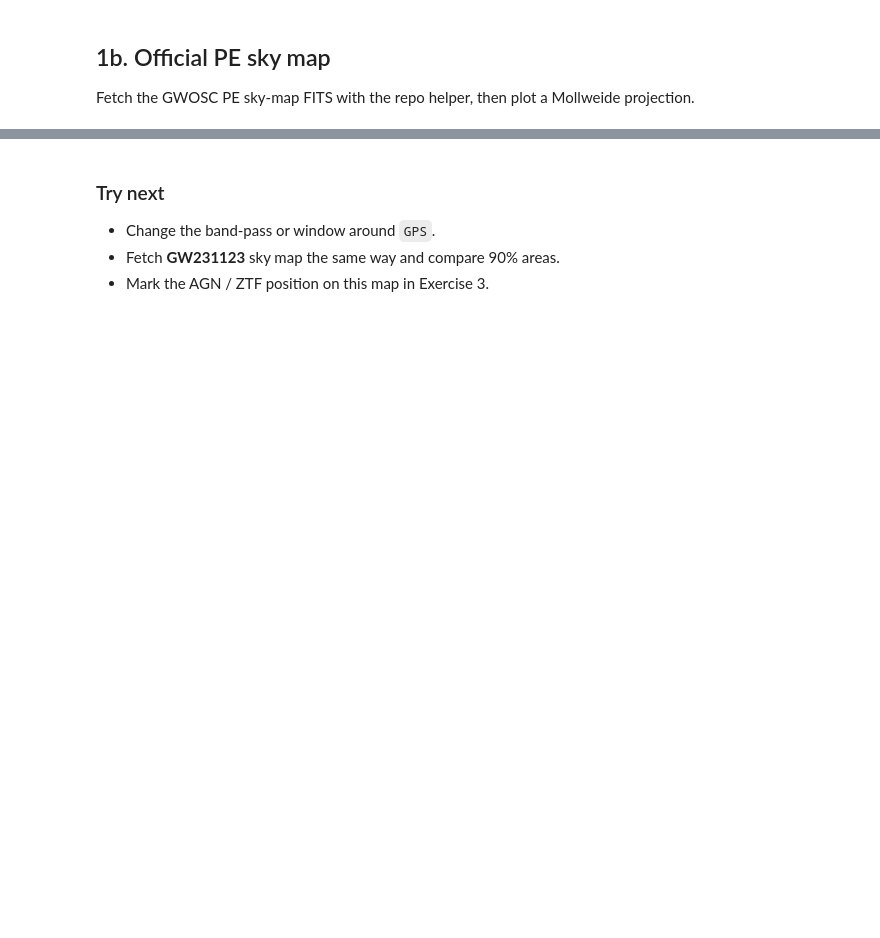
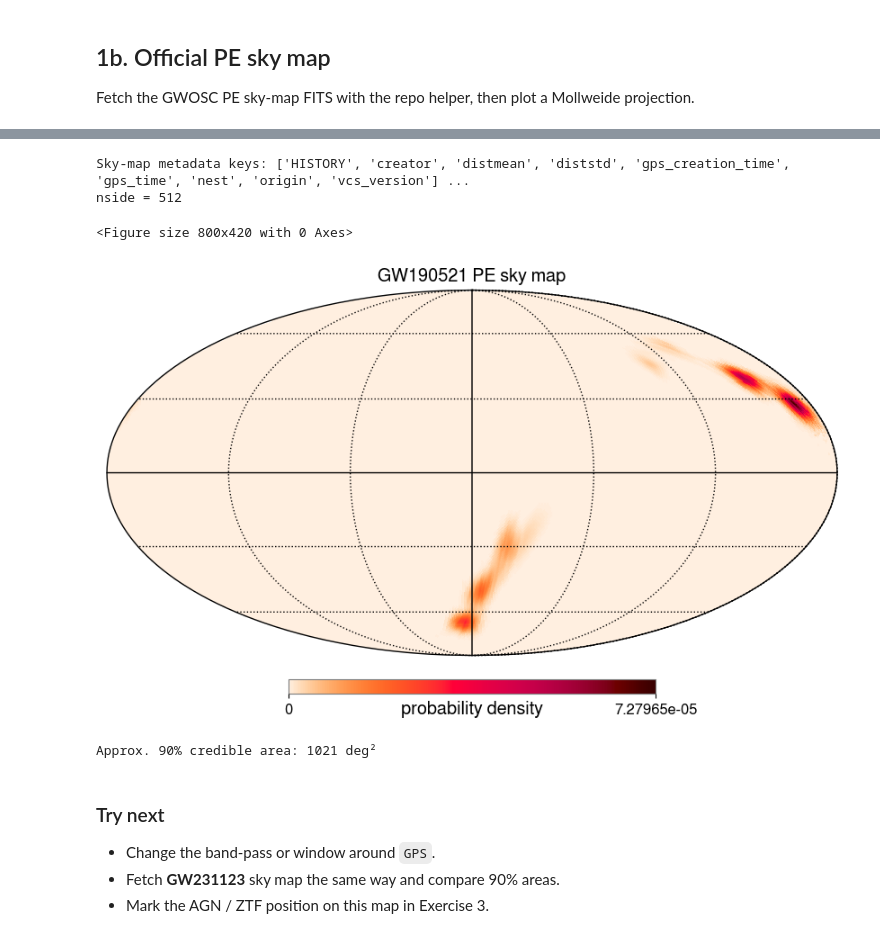
Before and after one commit to AstroSuro/EAGW2026, a Jupyter notebook: notebooks/exercises/01_fetch_plot_gw.ipynb, the cells around one changed output, grey strips where cells are left out. Saved outputs shown, nothing was run; the diff lists cells and outputs as text; code cells hidden in the pictures; blank space fills up the shorter version.

```diff
--- a/notebooks/exercises/01_fetch_plot_gw.ipynb
+++ b/notebooks/exercises/01_fetch_plot_gw.ipynb
@@ -70,29 +112,34 @@ assert skymap_path.exists(), "Sky map missing — check network / GWOSC"
 # %%
 import healpy as hp
 import ligo.skymap.plot  # registers the "cylon" colormap
 from ligo.skymap.io import read_sky_map
 from ligo.skymap.postprocess import find_greedy_credible_levels
 
 prob, meta = read_sky_map(str(skymap_path), nest=True)
 print("Sky-map metadata keys:", sorted(meta)[:12], "...")
 print("nside =", hp.npix2nside(len(prob)))
 
 credible = find_greedy_credible_levels(prob)
 
 plt.figure(figsize=(8, 4.2))
 hp.mollview(
     prob,
     nest=True,
     title="GW190521 PE sky map",
     unit="probability density",
     cmap="cylon",
 )
 hp.graticule(dpar=30, dmer=60)
-hp.contour(credible, nest=True, levels=[0.9], colors=["white"], linewidths=1.2)
 plt.show()
 
 area90 = (credible <= 0.9).sum() * hp.nside2pixarea(hp.npix2nside(len(prob)), degrees=True)
 print(f"Approx. 90% credible area: {area90:.0f} deg²")
+# %% [output]
+Sky-map metadata keys: ['HISTORY', 'creator', 'distmean', 'diststd', 'gps_creation_time', 'gps_time', 'nest', 'origin', 'vcs_version'] ...
+nside = 512
+<Figure size 800x420 with 0 Axes>
+[figure, added]
+Approx. 90% credible area: 1021 deg²
 # %% [markdown]
 ### Try next
 
```
Also changed, not shown: parts of 4 cells of this notebook.
